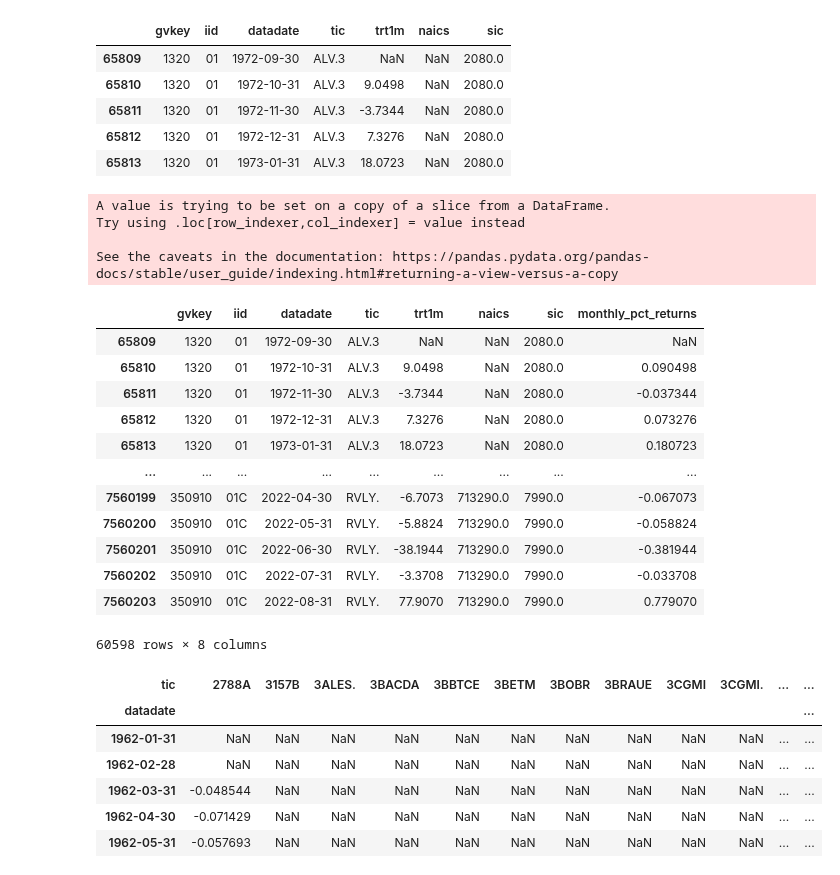
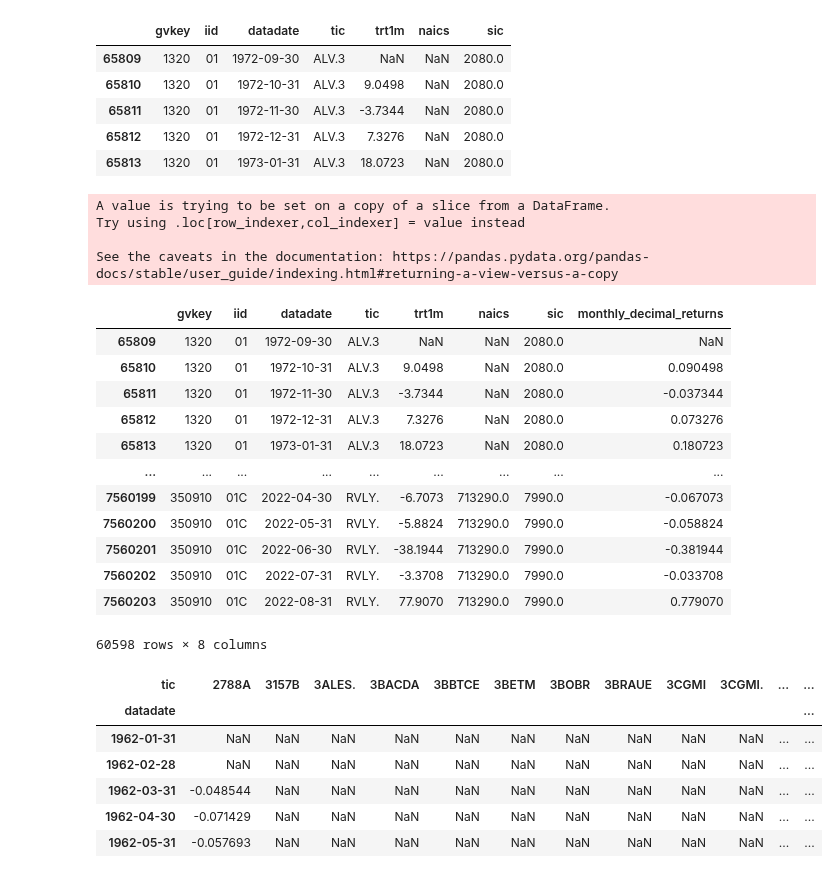
Before and after one commit to statistactics/sin-stocks, a Jupyter notebook: STOCK_FILTERING.ipynb, the cells around one changed output. Cells and saved outputs as stored; diff of their text form; code cells hidden in the pictures.

```diff
--- a/STOCK_FILTERING.ipynb
+++ b/STOCK_FILTERING.ipynb
@@ -155,15 +155,15 @@ See the caveats in the documentation: https://pandas.pydata.org/pandas-docs/stab
 | 65812 | 1320 | 01 | 1972-12-31 | ALV.3 | 7.3276 | NaN | 2080.0 |
 | 65813 | 1320 | 01 | 1973-01-31 | ALV.3 | 18.0723 | NaN | 2080.0 |
 # %%
-# Transforming returns to pct values
-sin_stocks["monthly_pct_returns"] = sin_stocks["trt1m"] / 100
+# Transforming returns to decimal values
+sin_stocks["monthly_decimal_returns"] = sin_stocks["trt1m"] / 100
 sin_stocks
 # %% [output]
 A value is trying to be set on a copy of a slice from a DataFrame.
 Try using .loc[row_indexer,col_indexer] = value instead
 
 See the caveats in the documentation: https://pandas.pydata.org/pandas-docs/stable/user_guide/indexing.html#returning-a-view-versus-a-copy
-|  | gvkey | iid | datadate | tic | trt1m | naics | sic | monthly_pct_returns |
+|  | gvkey | iid | datadate | tic | trt1m | naics | sic | monthly_decimal_returns |
 | 65809 | 1320 | 01 | 1972-09-30 | ALV.3 | NaN | NaN | 2080.0 | NaN |
 | 65810 | 1320 | 01 | 1972-10-31 | ALV.3 | 9.0498 | NaN | 2080.0 | 0.090498 |
 | 65811 | 1320 | 01 | 1972-11-30 | ALV.3 | -3.7344 | NaN | 2080.0 | -0.037344 |
```
Also changed, not shown: parts of 21 cells of this notebook, 12 other files.
